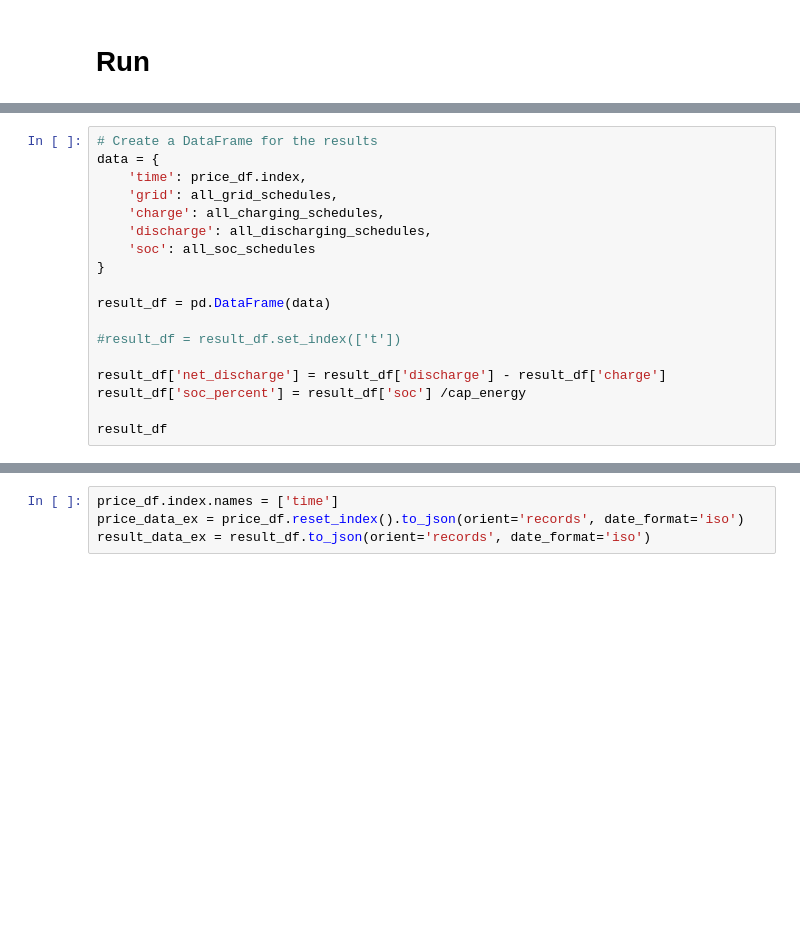
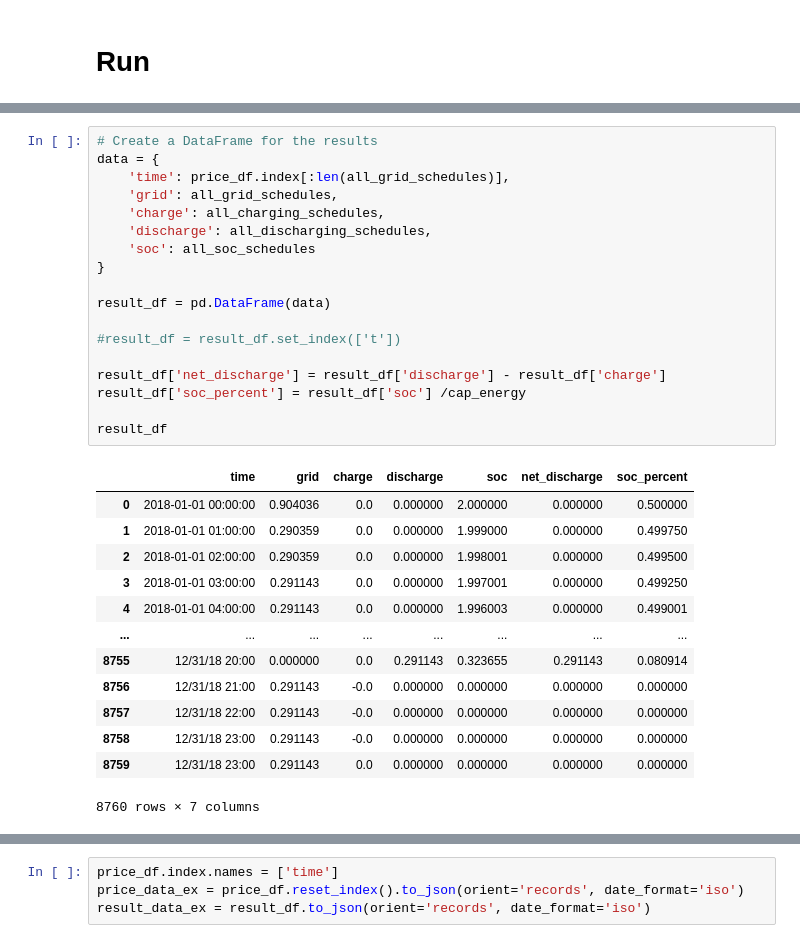
Before and after one commit to AlmostDoneButNever/bess-optimizer, a Jupyter notebook: model-BTM.ipynb, the cells around one changed output, grey strips where cells are left out. Drawn from its saved outputs; the diff is of its cells as text; blank space fills up the shorter version.

```diff
--- a/model-BTM.ipynb
+++ b/model-BTM.ipynb
@@ -173,18 +185,32 @@ print(total_revenue)
 # %%
 # Create a DataFrame for the results
 data = {
-    'time': price_df.index,
+    'time': price_df.index[:len(all_grid_schedules)],
     'grid': all_grid_schedules,
     'charge': all_charging_schedules,
     'discharge': all_discharging_schedules,
     'soc': all_soc_schedules
 }
 
 result_df = pd.DataFrame(data)
 
 #result_df = result_df.set_index(['t'])
 
 result_df['net_discharge'] = result_df['discharge'] - result_df['charge']
 result_df['soc_percent'] = result_df['soc'] /cap_energy
 
 result_df
+# %% [output]
+|  | time | grid | charge | discharge | soc | net_discharge | soc_percent |
+| 0 | 2018-01-01 00:00:00 | 0.904036 | 0.0 | 0.000000 | 2.000000 | 0.000000 | 0.500000 |
+| 1 | 2018-01-01 01:00:00 | 0.290359 | 0.0 | 0.000000 | 1.999000 | 0.000000 | 0.499750 |
+| 2 | 2018-01-01 02:00:00 | 0.290359 | 0.0 | 0.000000 | 1.998001 | 0.000000 | 0.499500 |
+| 3 | 2018-01-01 03:00:00 | 0.291143 | 0.0 | 0.000000 | 1.997001 | 0.000000 | 0.499250 |
+| 4 | 2018-01-01 04:00:00 | 0.291143 | 0.0 | 0.000000 | 1.996003 | 0.000000 | 0.499001 |
+| ... | ... | ... | ... | ... | ... | ... | ... |
+| 8755 | 12/31/18 20:00 | 0.000000 | 0.0 | 0.291143 | 0.323655 | 0.291143 | 0.080914 |
+| 8756 | 12/31/18 21:00 | 0.291143 | -0.0 | 0.000000 | 0.000000 | 0.000000 | 0.000000 |
+| 8757 | 12/31/18 22:00 | 0.291143 | -0.0 | 0.000000 | 0.000000 | 0.000000 | 0.000000 |
+| 8758 | 12/31/18 23:00 | 0.291143 | -0.0 | 0.000000 | 0.000000 | 0.000000 | 0.000000 |
+| 8759 | 12/31/18 23:00 | 0.291143 | 0.0 | 0.000000 | 0.000000 | 0.000000 | 0.000000 |
+8760 rows × 7 columns
```
Also changed, not shown: parts of 6 cells of this notebook, 16 other files.
